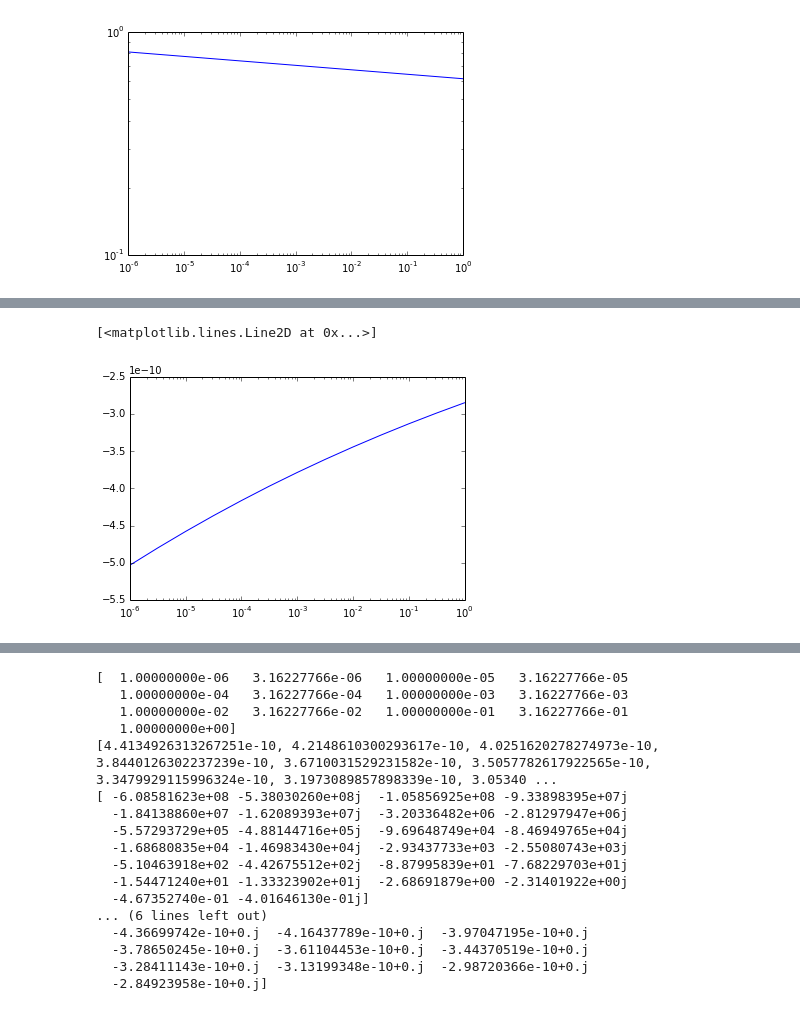
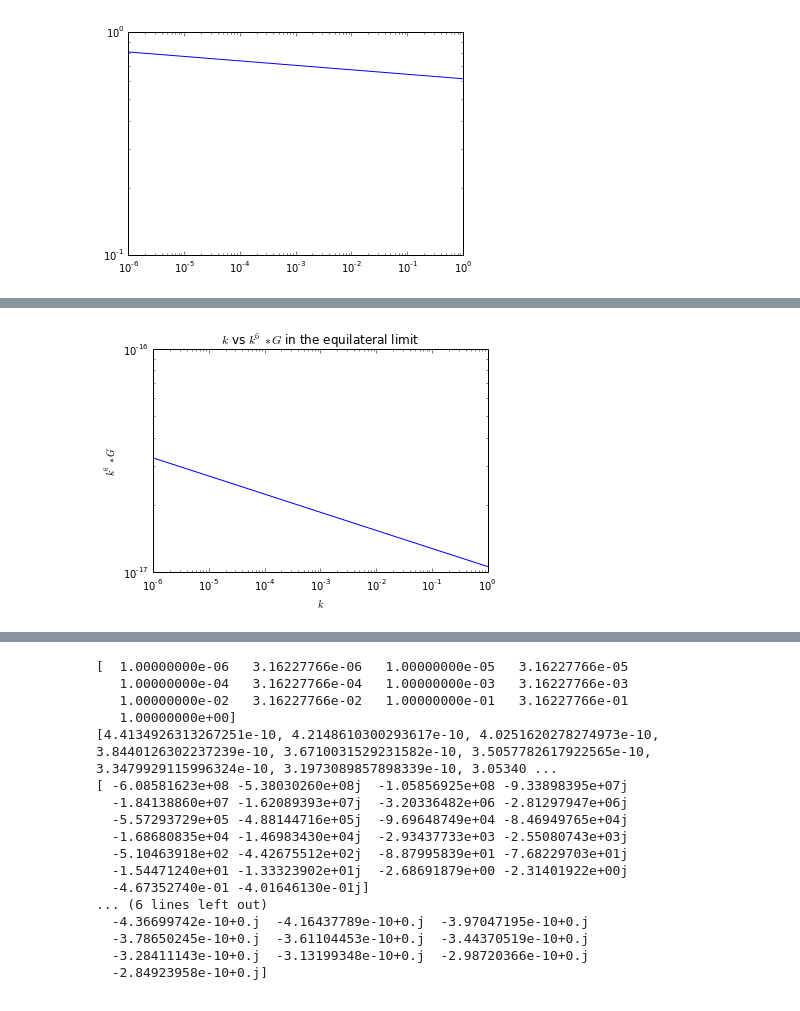
Before and after one commit to rahulporuri/project_work, a Jupyter notebook: power_law/tensor_bi-spectrum.ipynb, the cells around one changed output, grey strips where cells are left out. Cells and saved outputs as stored; diff of their text form; code cells hidden in the pictures.

```diff
--- a/power_law/tensor_bi-spectrum.ipynb
+++ b/power_law/tensor_bi-spectrum.ipynb
@@ -335,7 +333,10 @@ plt.loglog(k_list, (k_list**6)*G_array.real)
+# %%
+plt.loglog(k_list, (k_list**6)*G_array.real)
+plt.title(r"$k$ vs $k^6*G$ in the equilateral limit")
+plt.xlabel(r"$k$")
+plt.ylabel(r"$k^6*G$")
+plt.savefig("k6G_equilateral_lt.png")
+# %% [output]
+[figure, added]
 # %%
 h_NL = (-1./6)*((4./(2.*numpy.pi**2))**2)*(k_list**6)*G_array/TPS
-# %%
-plt.semilogx(k_list, h_NL)
-# %% [output]
-[<matplotlib.lines.Line2D at 0x...>]
-[figure, removed]
```
Also changed, not shown: parts of 7 cells of this notebook, 3 other files.
